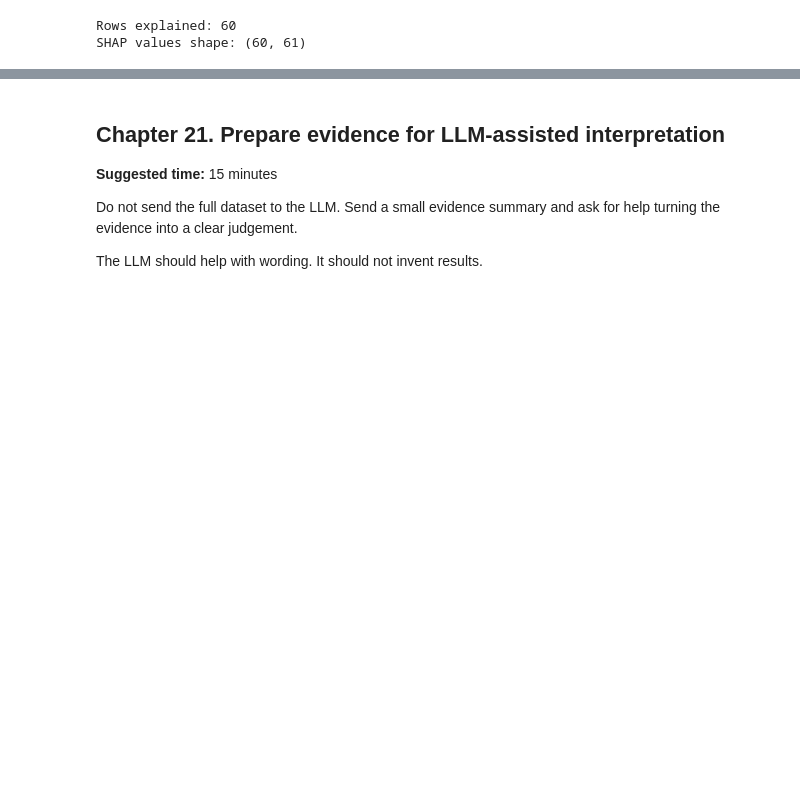
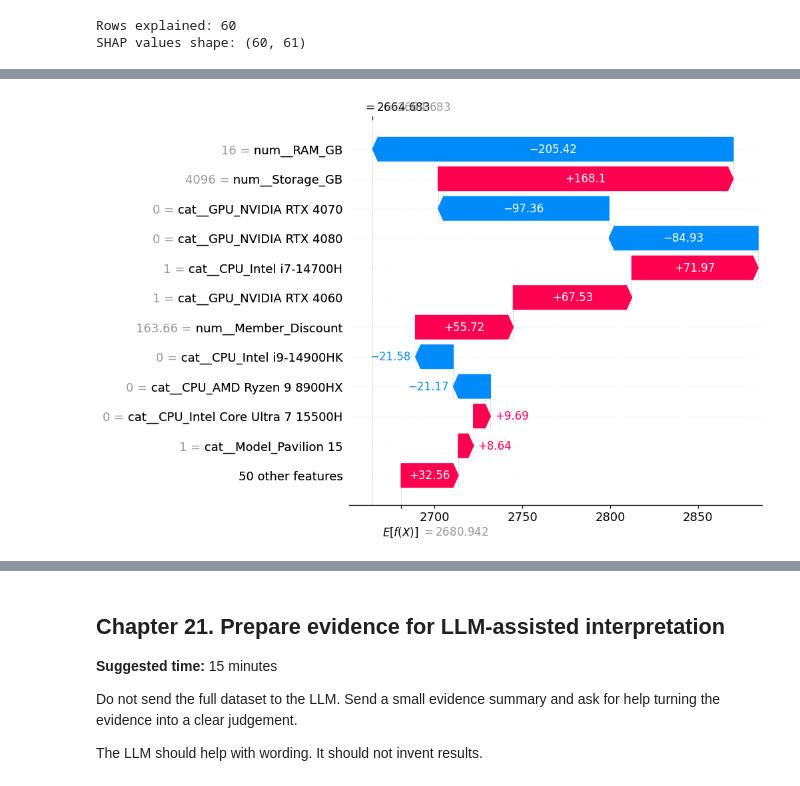
Before and after one commit to engpk/ADALL_github, a Jupyter notebook: ADALL_Week4_Modelling_Evaluation_revised.ipynb, the cells around one changed output, grey strips where cells are left out. Cells and saved outputs as stored; diff of their text form; code cells hidden in the pictures; blank space fills up the shorter version.

```diff
--- a/ADALL_Week4_Modelling_Evaluation_revised.ipynb
+++ b/ADALL_Week4_Modelling_Evaluation_revised.ipynb
@@ -1018,0 +1031,4 @@ shap.plots.bar(shap_values, max_display=12)
+# %%
+shap.plots.waterfall(shap_values[row_id], max_display=12)
+# %% [output]
+[figure, added]
```
Also changed, not shown: parts of 12 cells of this notebook.
